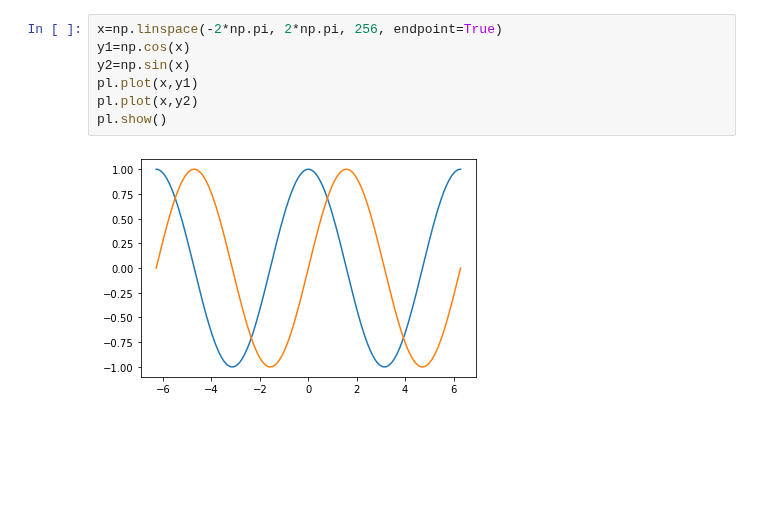
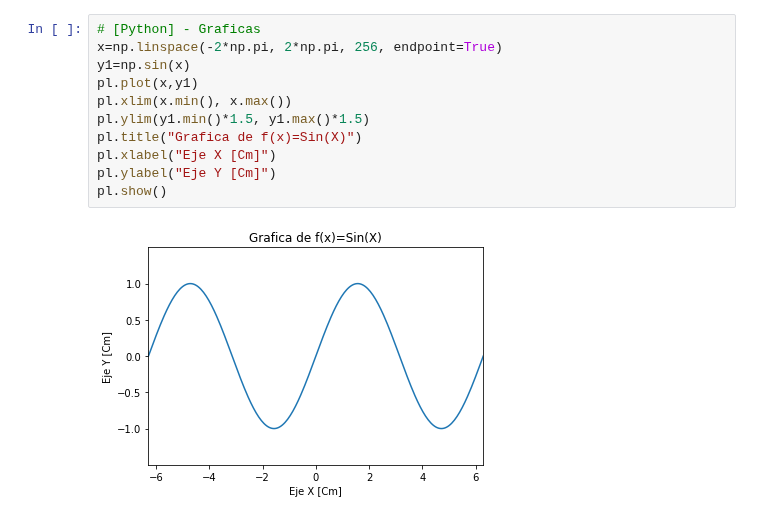
Before and after one commit to GiancarloBenavides/Metodos-Numericos, a Jupyter notebook: Jupyter/00_Jupyter.ipynb, the cells around one changed output. Drawn from its saved outputs; the diff is of its cells as text; blank space fills up the shorter version.

```diff
--- a/Jupyter/00_Jupyter.ipynb
+++ b/Jupyter/00_Jupyter.ipynb
@@ -20,10 +79,14 @@ import pylab as pl
 # %%
+# [Python] - Graficas
 x=np.linspace(-2*np.pi, 2*np.pi, 256, endpoint=True)
-y1=np.cos(x)
-y2=np.sin(x)
+y1=np.sin(x)
 pl.plot(x,y1)
-pl.plot(x,y2)
+pl.xlim(x.min(), x.max())
+pl.ylim(y1.min()*1.5, y1.max()*1.5)
+pl.title("Grafica de f(x)=Sin(X)")
+pl.xlabel("Eje X [Cm]")
+pl.ylabel("Eje Y [Cm]")
 pl.show()
 # %% [output]
-[figure, old version]
+[figure, new version]
 # %%
```
Also changed, not shown: parts of 18 cells of this notebook, 3 other files.
